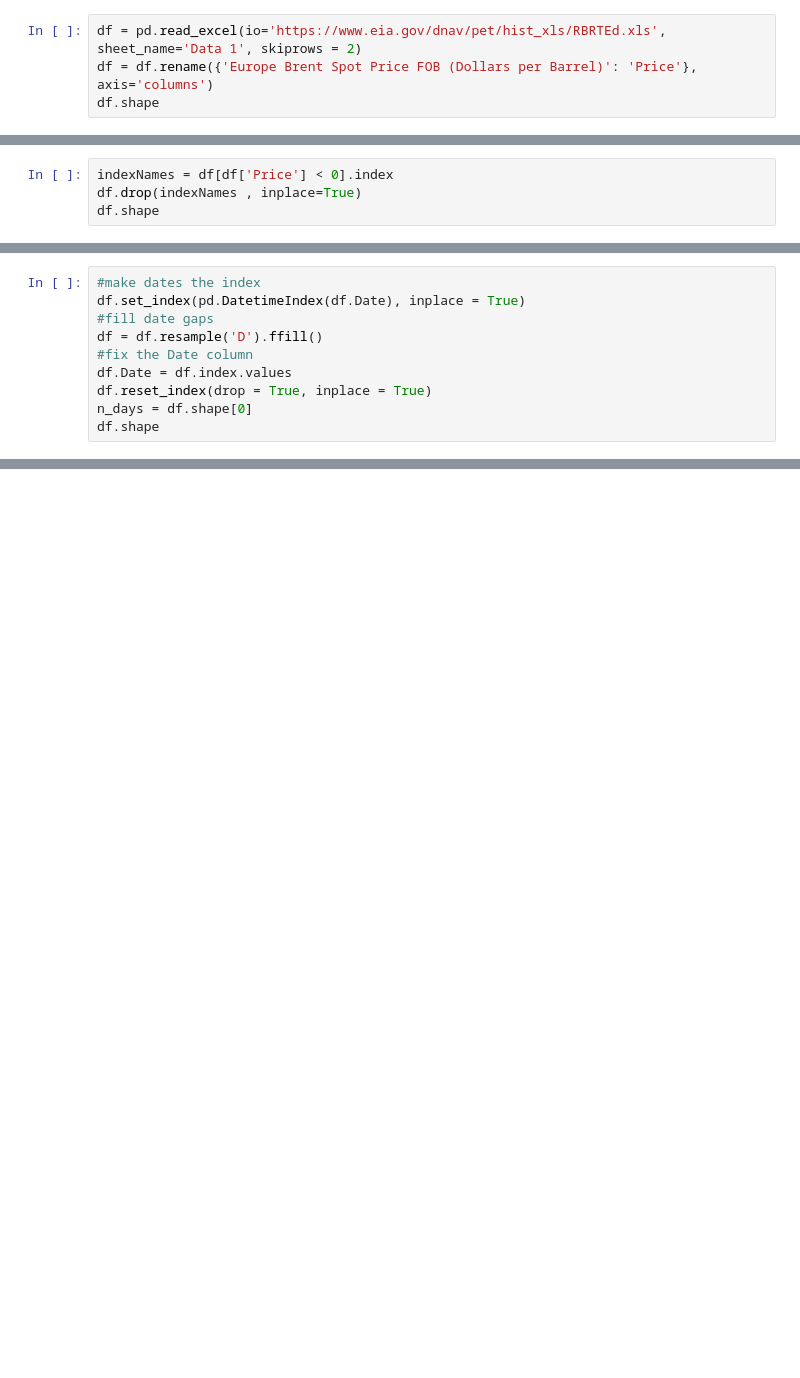
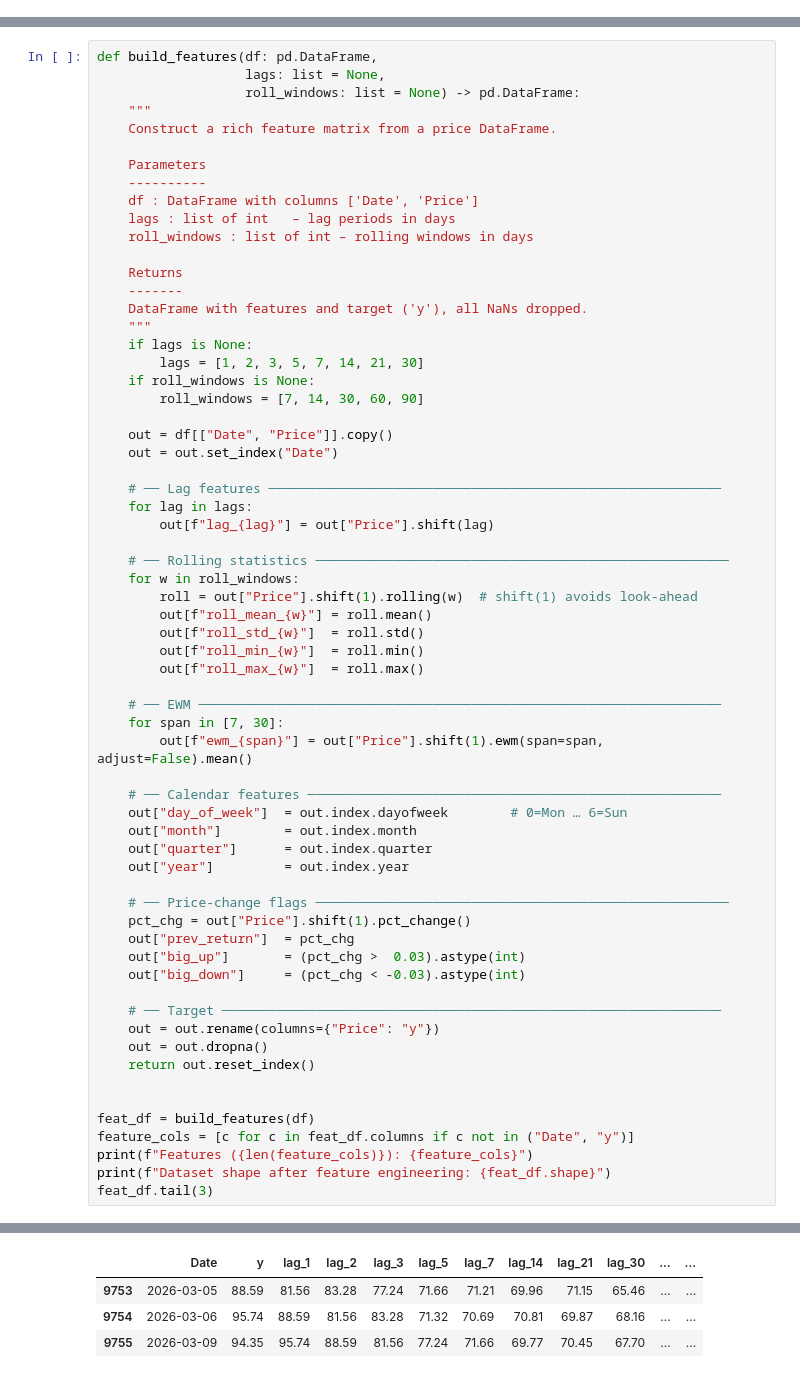
Before and after one commit to frankwwu/Time-Series-Forecasting, a Jupyter notebook: Univariate XGBoost Brent Oil Price/Brent Oil Price Forecast XGBoost Model Tuning.ipynb, the cells around one changed output, grey strips where cells are left out. Cells and saved outputs as stored; diff of their text form; blank space fills up the shorter version.

```diff
--- a/Univariate XGBoost Brent Oil Price/Brent Oil Price Forecast XGBoost Model Tuning.ipynb
+++ b/Univariate XGBoost Brent Oil Price/Brent Oil Price Forecast XGBoost Model Tuning.ipynb
@@ -21,4 +0,0 @@ import matplotlib.pyplot as plt
-# %%
-df = pd.read_excel(io='https://www.eia.gov/dnav/pet/hist_xls/RBRTEd.xls', sheet_name='Data 1', skiprows = 2)
-df = df.rename({'Europe Brent Spot Price FOB (Dollars per Barrel)': 'Price'}, axis='columns')
-df.shape
@@ -31,4 +0,0 @@ Note the date gaps.
-# %%
-indexNames = df[df['Price'] < 0].index
-df.drop(indexNames , inplace=True)
-df.shape
@@ -41,10 +0,0 @@ For market closed dates, use the previous date's price.
-# %%
-#make dates the index
-df.set_index(pd.DatetimeIndex(df.Date), inplace = True)
-#fill date gaps
-df = df.resample('D').ffill()
-#fix the Date column
-df.Date = df.index.values
-df.reset_index(drop = True, inplace = True)
-n_days = df.shape[0]
-df.shape
@@ -219,0 +107,65 @@ plt.show()
+# %%
+def build_features(df: pd.DataFrame,
+                   lags: list = None,
+                   roll_windows: list = None) -> pd.DataFrame:
+    """
+    Construct a rich feature matrix from a price DataFrame.
+
+    Parameters
+    ----------
+    df : DataFrame with columns ['Date', 'Price']
+    lags : list of int   – lag periods in days
+    roll_windows : list of int – rolling windows in days
+
+    Returns
+    -------
+    DataFrame with features and target ('y'), all NaNs dropped.
+    """
+    if lags is None:
+        lags = [1, 2, 3, 5, 7, 14, 21, 30]
+    if roll_windows is None:
+        roll_windows = [7, 14, 30, 60, 90]
+
+    out = df[["Date", "Price"]].copy()
+    out = out.set_index("Date")
+
+    # ── Lag features ──────────────────────────────────────────────────────────
+    for lag in lags:
+        out[f"lag_{lag}"] = out["Price"].shift(lag)
+
+    # ── Rolling statistics ─────────────────────────────────────────────────────
+    for w in roll_windows:
+        roll = out["Price"].shift(1).rolling(w)  # shift(1) avoids look-ahead
+        out[f"roll_mean_{w}"] = roll.mean()
+        out[f"roll_std_{w}"]  = roll.std()
+        out[f"roll_min_{w}"]  = roll.min()
+        out[f"roll_max_{w}"]  = roll.max()
+
+    # ── EWM ───────────────────────────────────────────────────────────────────
+    for span in [7, 30]:
+        out[f"ewm_{span}"] = out["Price"].shift(1).ewm(span=span, adjust=False).mean()
+
+    # ── Calendar features ─────────────────────────────────────────────────────
+    out["day_of_week"]  = out.index.dayofweek        # 0=Mon … 6=Sun
+    out["month"]        = out.index.month
+    out["quarter"]      = out.index.quarter
+    out["year"]         = out.index.year
+
+    # ── Price-change flags ─────────────────────────────────────────────────────
+    pct_chg = out["Price"].shift(1).pct_change()
+    out["prev_return"]  = pct_chg
+    out["big_up"]       = (pct_chg >  0.03).astype(int)
+    out["big_down"]     = (pct_chg < -0.03).astype(int)
+
+    # ── Target ────────────────────────────────────────────────────────────────
+    out = out.rename(columns={"Price": "y"})
+    out = out.dropna()
+    return out.reset_index()
+
+
+feat_df = build_features(df)
+feature_cols = [c for c in feat_df.columns if c not in ("Date", "y")]
+print(f"Features ({len(feature_cols)}): {feature_cols}")
+print(f"Dataset shape after feature engineering: {feat_df.shape}")
+feat_df.tail(3)
+# %% [output]
@@ -219,0 +174,4 @@ plt.show()
+|  | Date | y | lag_1 | lag_2 | lag_3 | lag_5 | lag_7 | lag_14 | lag_21 | lag_30 | ... | ... |
+| 9753 | 2026-03-05 | 88.59 | 81.56 | 83.28 | 77.24 | 71.66 | 71.21 | 69.96 | 71.15 | 65.46 | ... | ... |
+| 9754 | 2026-03-06 | 95.74 | 88.59 | 81.56 | 83.28 | 71.32 | 70.69 | 70.81 | 69.87 | 68.16 | ... | ... |
+| 9755 | 2026-03-09 | 94.35 | 95.74 | 88.59 | 81.56 | 77.24 | 71.66 | 69.77 | 70.45 | 67.70 | ... | ... |
```
Also changed, not shown: parts of 45 cells of this notebook.
